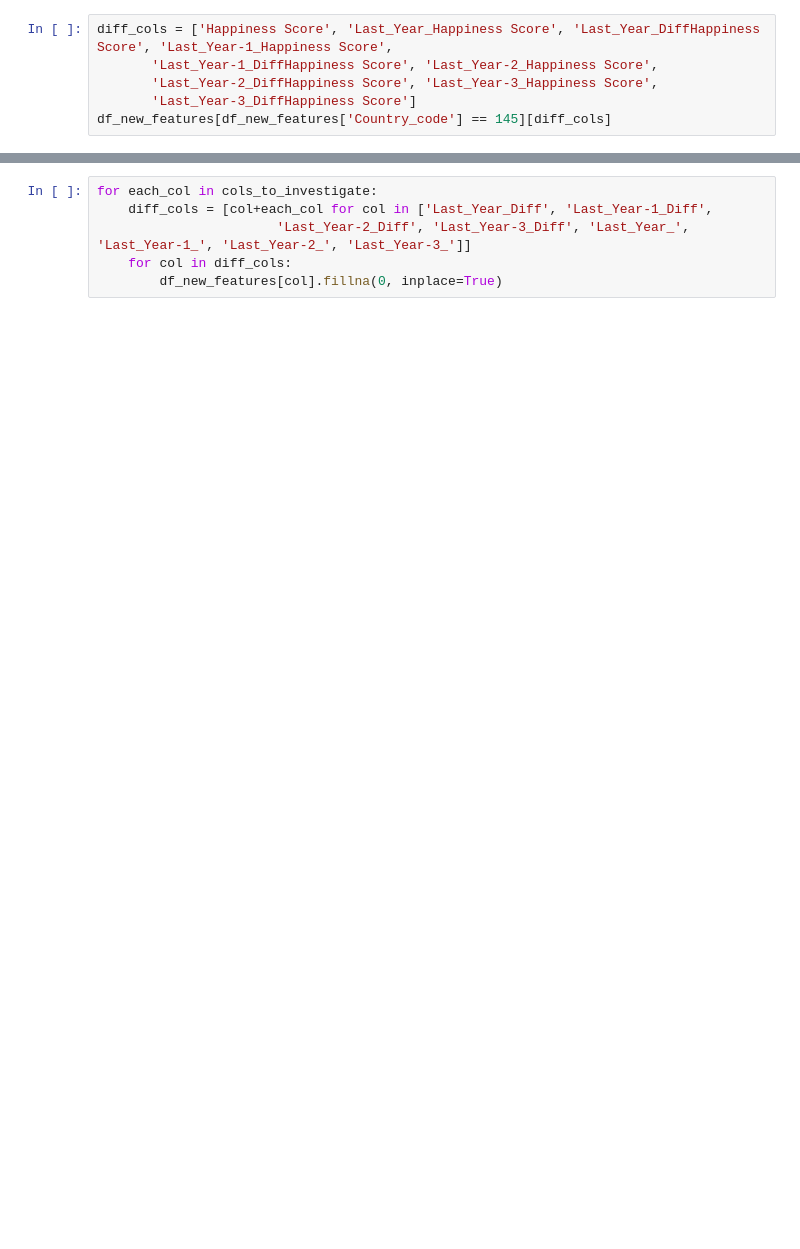
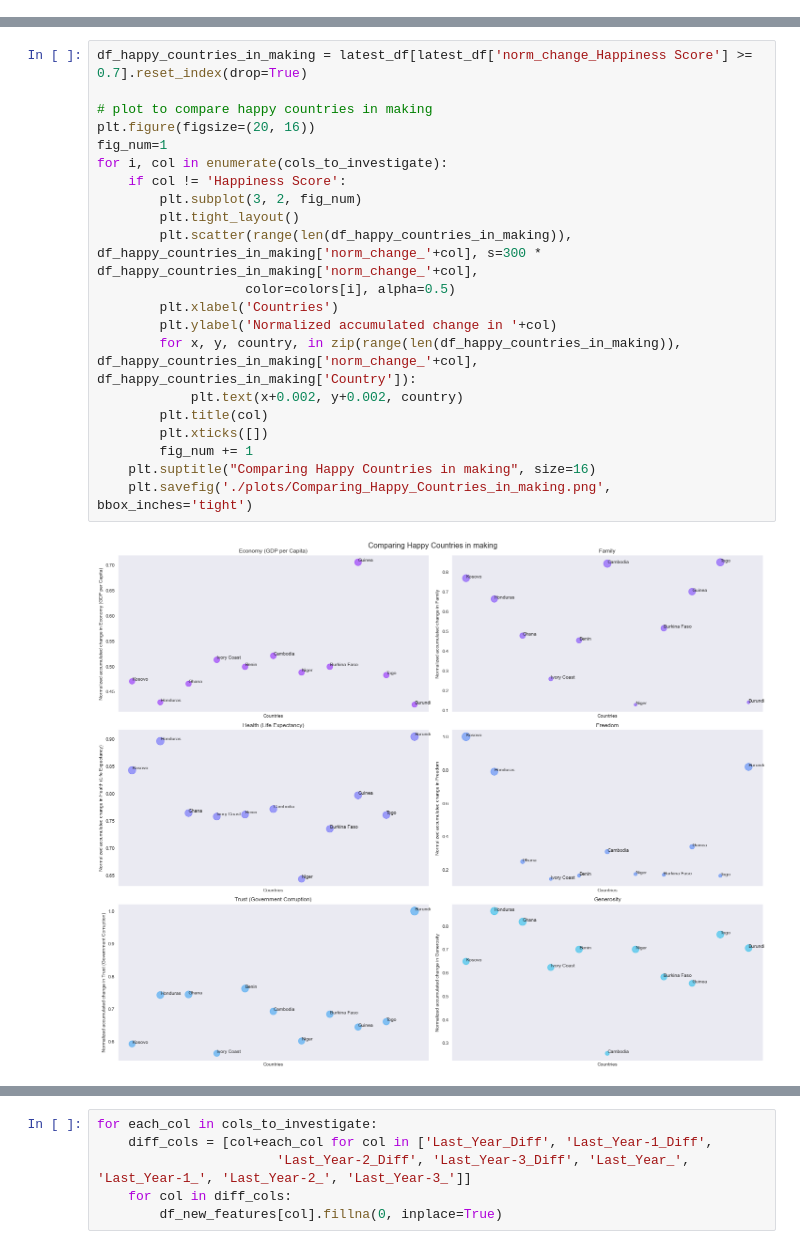
Before and after one commit to saikirankannaiah/pursuit_of_happiness, a Jupyter notebook: Happiness_Analysis.ipynb, the cells around one changed output, grey strips where cells are left out. Cells and saved outputs as stored; diff of their text form; blank space fills up the shorter version.

```diff
--- a/Happiness_Analysis.ipynb
+++ b/Happiness_Analysis.ipynb
@@ -259,6 +0,0 @@ Index(['Country', 'Happiness Rank', 'Happiness Score',
-# %%
-diff_cols = ['Happiness Score', 'Last_Year_Happiness Score', 'Last_Year_DiffHappiness Score', 'Last_Year-1_Happiness Score',
-       'Last_Year-1_DiffHappiness Score', 'Last_Year-2_Happiness Score',
-       'Last_Year-2_DiffHappiness Score', 'Last_Year-3_Happiness Score',
-       'Last_Year-3_DiffHappiness Score']
-df_new_features[df_new_features['Country_code'] == 145][diff_cols]
@@ -504,0 +305,23 @@ Index(['Country', 'Happiness Rank', 'Happiness Score',
+# %%
+df_happy_countries_in_making = latest_df[latest_df['norm_change_Happiness Score'] >= 0.7].reset_index(drop=True)
+
+# plot to compare happy countries in making
+plt.figure(figsize=(20, 16))
+fig_num=1
+for i, col in enumerate(cols_to_investigate):
+    if col != 'Happiness Score':
+        plt.subplot(3, 2, fig_num)
+        plt.tight_layout()
+        plt.scatter(range(len(df_happy_countries_in_making)), df_happy_countries_in_making['norm_change_'+col], s=300 * df_happy_countries_in_making['norm_change_'+col],
+                   color=colors[i], alpha=0.5)
+        plt.xlabel('Countries')
+        plt.ylabel('Normalized accumulated change in '+col)
+        for x, y, country, in zip(range(len(df_happy_countries_in_making)), df_happy_countries_in_making['norm_change_'+col], df_happy_countries_in_making['Country']):
+            plt.text(x+0.002, y+0.002, country)
+        plt.title(col)
+        plt.xticks([])
+        fig_num += 1
+    plt.suptitle("Comparing Happy Countries in making", size=16)
+    plt.savefig('./plots/Comparing_Happy_Countries_in_making.png', bbox_inches='tight')
+# %% [output]
+[figure, added]
```
Also changed, not shown: parts of 83 cells of this notebook, 5 other files.
